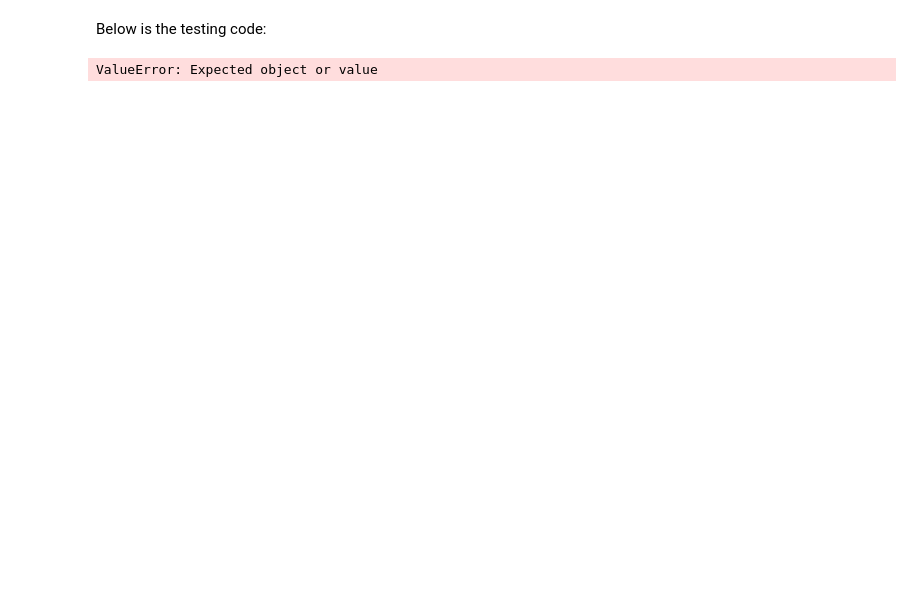
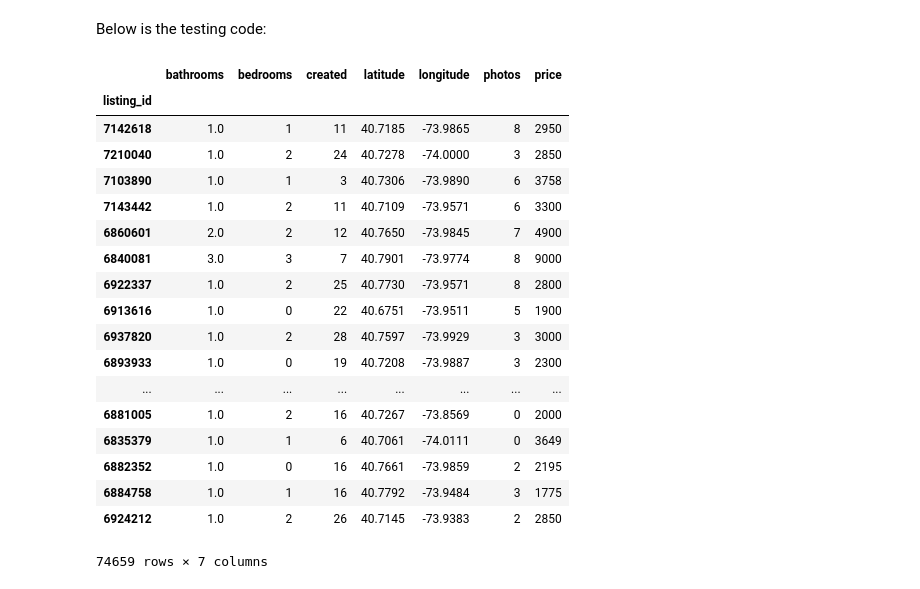
Before and after one commit to PatrickSpieker/TwoSigRentHop, a Jupyter notebook: jup/rent_hop.ipynb, the cells around one changed output. Cells and saved outputs as stored; diff of their text form; code cells hidden in the pictures; blank space fills up the shorter version.

```diff
--- a/jup/rent_hop.ipynb
+++ b/jup/rent_hop.ipynb
@@ -100,9 +182,28 @@ LogisticRegression(C=1.0, class_weight=None, dual=False, fit_intercept=True,
 Below is the testing code:
 # %%
 X_test = pd.read_json("../input/test.json").set_index('listing_id')
-for attr in ['building_id', 'photos', 'features', 'manager_id', 'created',
-             'street_address', 'description', 'display_address']:
-    X_test = X_test.drop(attr, axis=1)
+X_test = X_test.drop(UNWANTED_FEATURES, axis=1)
+X_test['photos'] = X_test['photos'].apply(len)
+X_test['created'] = X_test['created'].apply(norm_date_day)
+X_test
 # %% [output]
+|  | bathrooms | bedrooms | created | latitude | longitude | photos | price |
+| listing_id |  |  |  |  |  |  |  |
+| 7142618 | 1.0 | 1 | 11 | 40.7185 | -73.9865 | 8 | 2950 |
+| 7210040 | 1.0 | 2 | 24 | 40.7278 | -74.0000 | 3 | 2850 |
+| 7103890 | 1.0 | 1 | 3 | 40.7306 | -73.9890 | 6 | 3758 |
+| 7143442 | 1.0 | 2 | 11 | 40.7109 | -73.9571 | 6 | 3300 |
+| 6860601 | 2.0 | 2 | 12 | 40.7650 | -73.9845 | 7 | 4900 |
+| 6840081 | 3.0 | 3 | 7 | 40.7901 | -73.9774 | 8 | 9000 |
+| 6922337 | 1.0 | 2 | 25 | 40.7730 | -73.9571 | 8 | 2800 |
+| 6913616 | 1.0 | 0 | 22 | 40.6751 | -73.9511 | 5 | 1900 |
+| 6937820 | 1.0 | 2 | 28 | 40.7597 | -73.9929 | 3 | 3000 |
+| 6893933 | 1.0 | 0 | 19 | 40.7208 | -73.9887 | 3 | 2300 |
+| ... | ... | ... | ... | ... | ... | ... | ... |
+| 6881005 | 1.0 | 2 | 16 | 40.7267 | -73.8569 | 0 | 2000 |
+| 6835379 | 1.0 | 1 | 6 | 40.7061 | -74.0111 | 0 | 3649 |
+| 6882352 | 1.0 | 0 | 16 | 40.7661 | -73.9859 | 2 | 2195 |
+| 6884758 | 1.0 | 1 | 16 | 40.7792 | -73.9484 | 3 | 1775 |
+| 6924212 | 1.0 | 2 | 26 | 40.7145 | -73.9383 | 2 | 2850 |
-ValueError: Expected object or value
+74659 rows × 7 columns
 # %%
```
Also changed, not shown: parts of 15 cells of this notebook, 8 other files.
